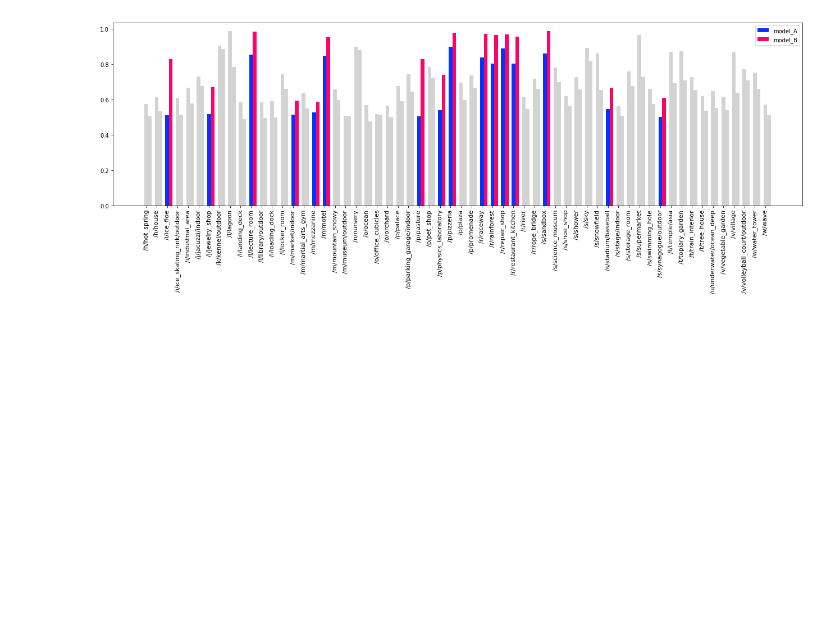
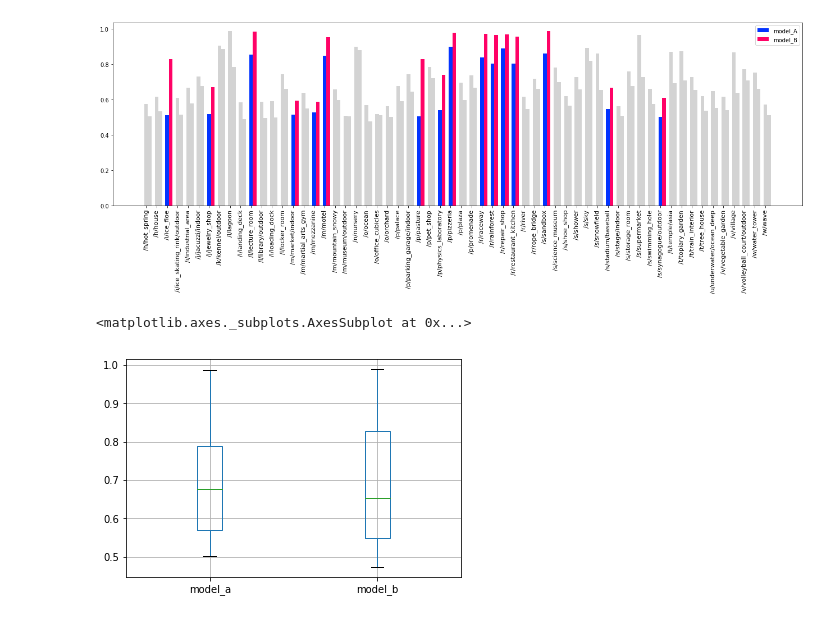
Before and after one commit to bodias/visualizacao-info, a Jupyter notebook: visualizacao_modelos.ipynb, the cells around one changed output. Drawn from its saved outputs; the diff is of its cells as text; code cells hidden in the pictures; blank space fills up the shorter version.

Commit message:
added boxplot

```diff
--- a/visualizacao_modelos.ipynb
+++ b/visualizacao_modelos.ipynb
@@ -138,3 +138,8 @@ plt.show()
 # %% [output]
 [figure]
 [figure]
+# %%
+scores.boxplot()
+# %% [output]
+<matplotlib.axes._subplots.AxesSubplot at 0x...>
+[figure, added]
```
